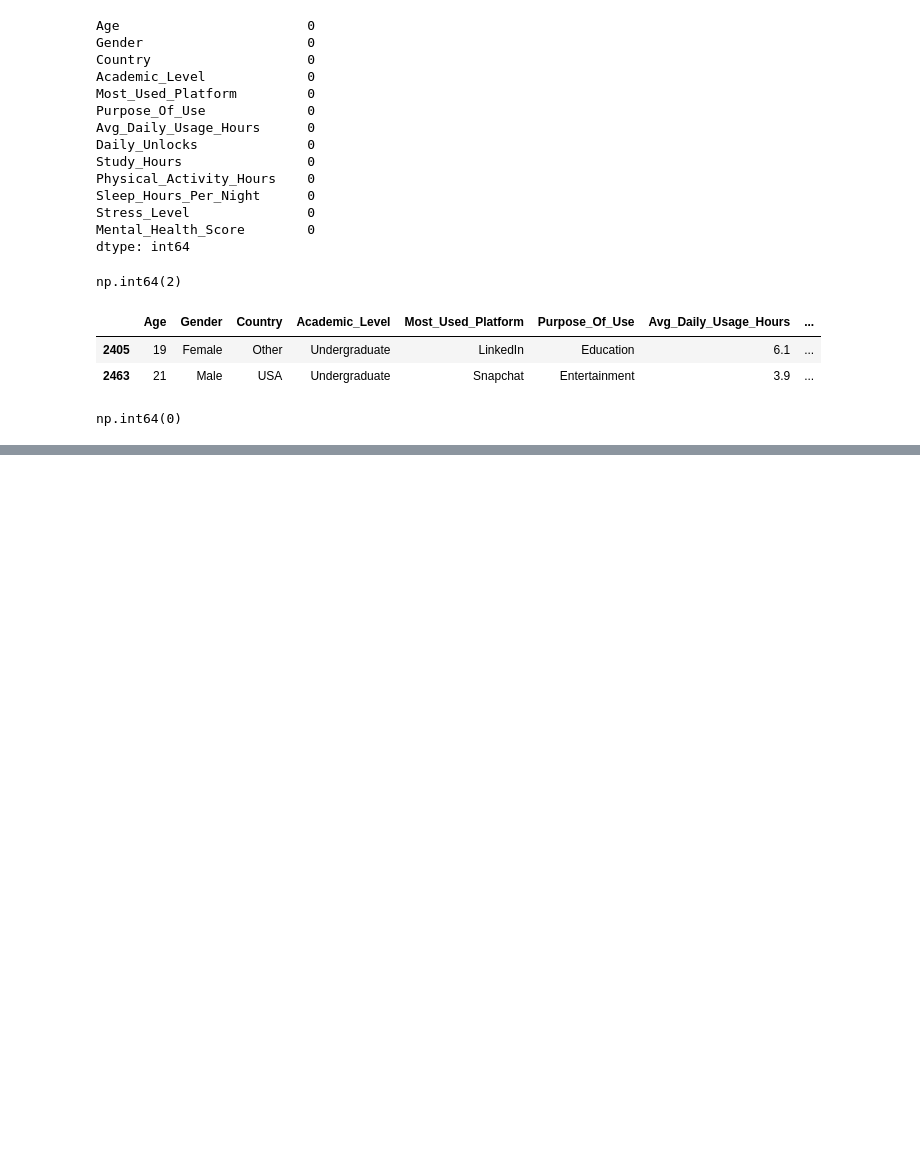
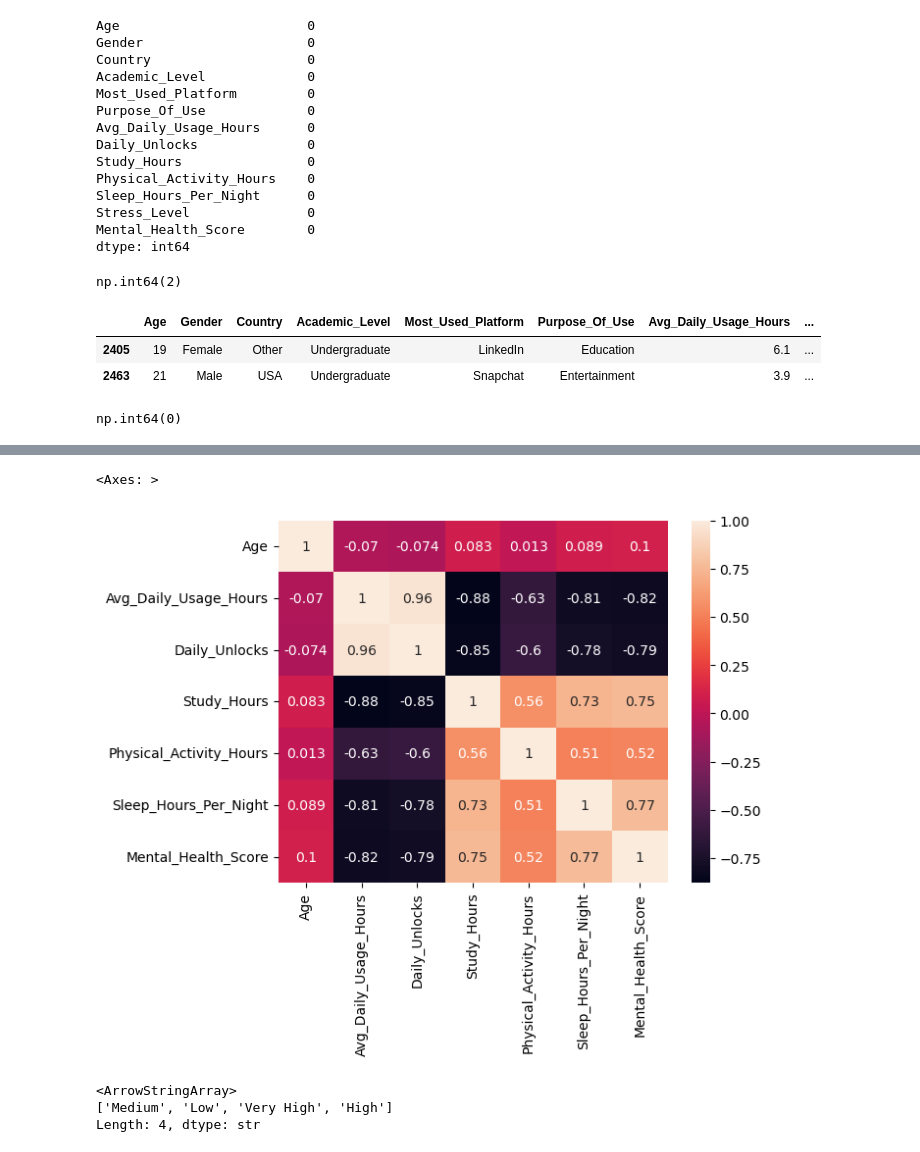
Before and after one commit to milanrai14/Machine-Learning-Playground, a Jupyter notebook: Mental Health Prediction/notebook/MentalHealthScorePrediction.ipynb, the cells around one changed output, grey strips where cells are left out. Cells and saved outputs as stored; diff of their text form; code cells hidden in the pictures; blank space fills up the shorter version.

```diff
--- a/Mental Health Prediction/notebook/MentalHealthScorePrediction.ipynb
+++ b/Mental Health Prediction/notebook/MentalHealthScorePrediction.ipynb
@@ -117,0 +154,11 @@ np.int64(0)
+# %%
+sns.heatmap(df_work.corr(numeric_only=True), annot=True)
+# %% [output]
+<Axes: >
+[figure, added]
+# %%
+df['Stress_Level'].unique()
+# %% [output]
+<ArrowStringArray>
+['Medium', 'Low', 'Very High', 'High']
+Length: 4, dtype: str
```
Also changed, not shown: parts of 14 cells of this notebook.
